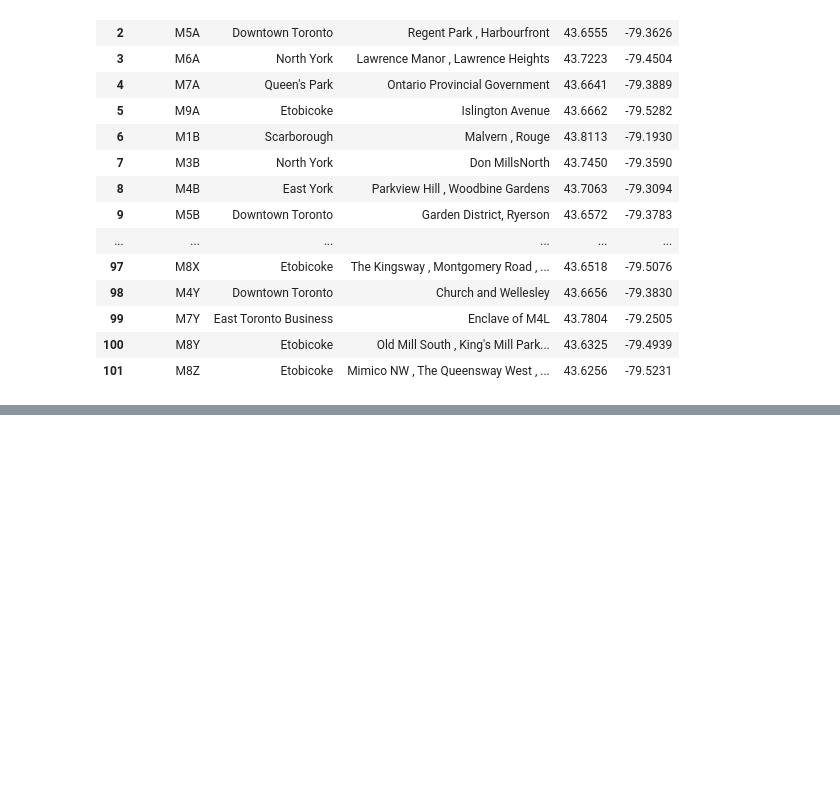
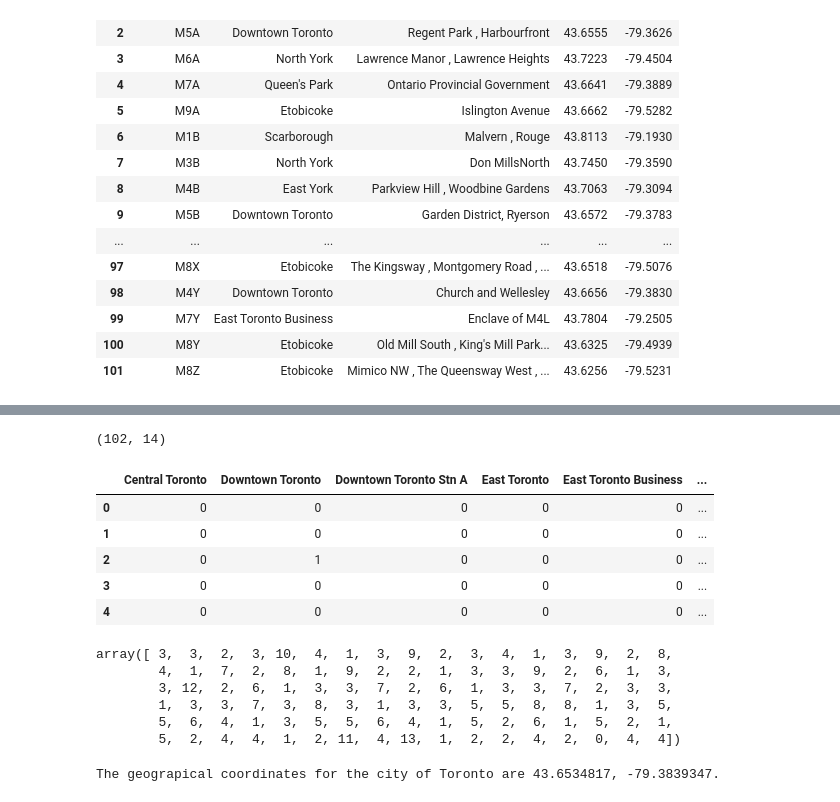
Before and after one commit to amroca79/Toronto_Hood_Segmentation_With_KMeans, a Jupyter notebook: week3_beautiful_soup_scrape.ipynb, the cells around one changed output, grey strips where cells are left out. Saved outputs shown, nothing was run; the diff lists cells and outputs as text; code cells hidden in the pictures; blank space fills up the shorter version.

```diff
--- a/week3_beautiful_soup_scrape.ipynb
+++ b/week3_beautiful_soup_scrape.ipynb
@@ -108,0 +148,25 @@ new_df
+# %%
+toronto_onehot = pd.get_dummies(new_df[['Borough']], prefix="", prefix_sep="")
+print(toronto_onehot.shape)
+toronto_onehot.head()
+# %% [output]
+(102, 14)
+|  | Central Toronto | Downtown Toronto | Downtown Toronto Stn A | East Toronto | East Toronto Business | ... |
+| 0 | 0 | 0 | 0 | 0 | 0 | ... |
+| 1 | 0 | 0 | 0 | 0 | 0 | ... |
+| 2 | 0 | 1 | 0 | 0 | 0 | ... |
+| 3 | 0 | 0 | 0 | 0 | 0 | ... |
+| 4 | 0 | 0 | 0 | 0 | 0 | ... |
+# %%
+kclusters = 14
+
+kmeans = KMeans(n_clusters=kclusters, random_state=0).fit(toronto_onehot)
+
+kmeans.labels_
+# %% [output]
+array([ 3,  3,  2,  3, 10,  4,  1,  3,  9,  2,  3,  4,  1,  3,  9,  2,  8,
+        4,  1,  7,  2,  8,  1,  9,  2,  2,  1,  3,  3,  9,  2,  6,  1,  3,
+        3, 12,  2,  6,  1,  3,  3,  7,  2,  6,  1,  3,  3,  7,  2,  3,  3,
+        1,  3,  3,  7,  3,  8,  3,  1,  3,  3,  5,  5,  8,  8,  1,  3,  5,
+        5,  6,  4,  1,  3,  5,  5,  6,  4,  1,  5,  2,  6,  1,  5,  2,  1,
+        5,  2,  4,  4,  1,  2, 11,  4, 13,  1,  2,  2,  4,  2,  0,  4,  4])
@@ -108,0 +177,10 @@ new_df
+# %%
+address = 'Toronto, ON'
+
+geolocator = Nominatim(user_agent="toronto_explorer")
+location = geolocator.geocode(address)
+latitude_tor = location.latitude
+longitude_tor = location.longitude
+print('The geograpical coordinates for the city of Toronto are {}, {}.'.format(latitude_tor, longitude_tor))
+# %% [output]
+The geograpical coordinates for the city of Toronto are 43.6534817, -79.3839347.
```
Also changed, not shown: parts of 18 cells of this notebook, 4 other files.
